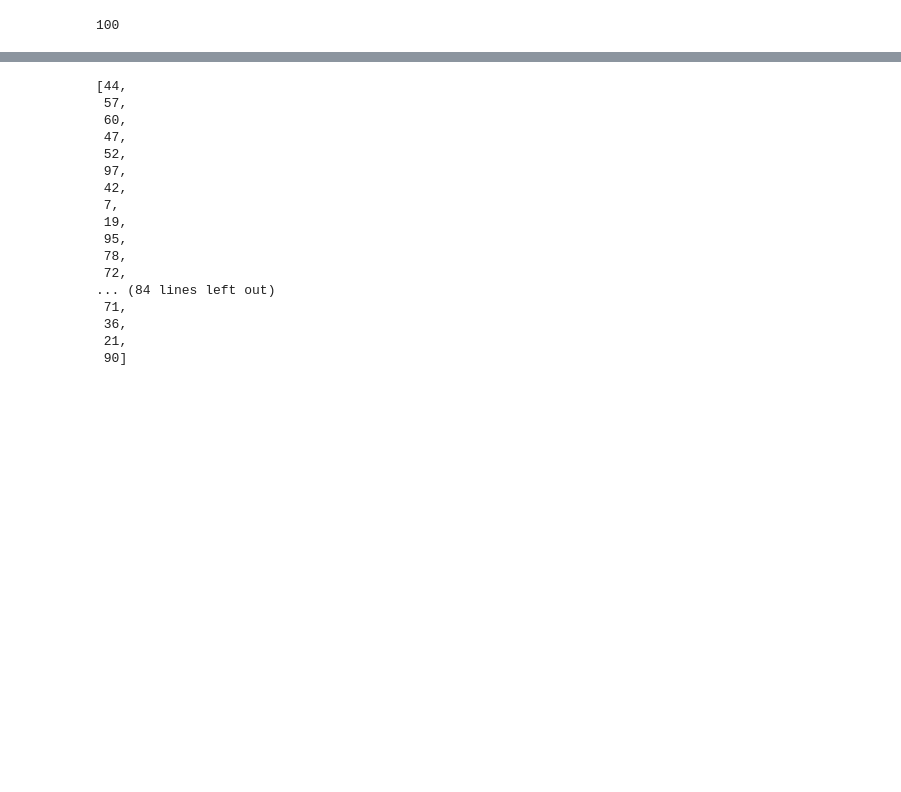
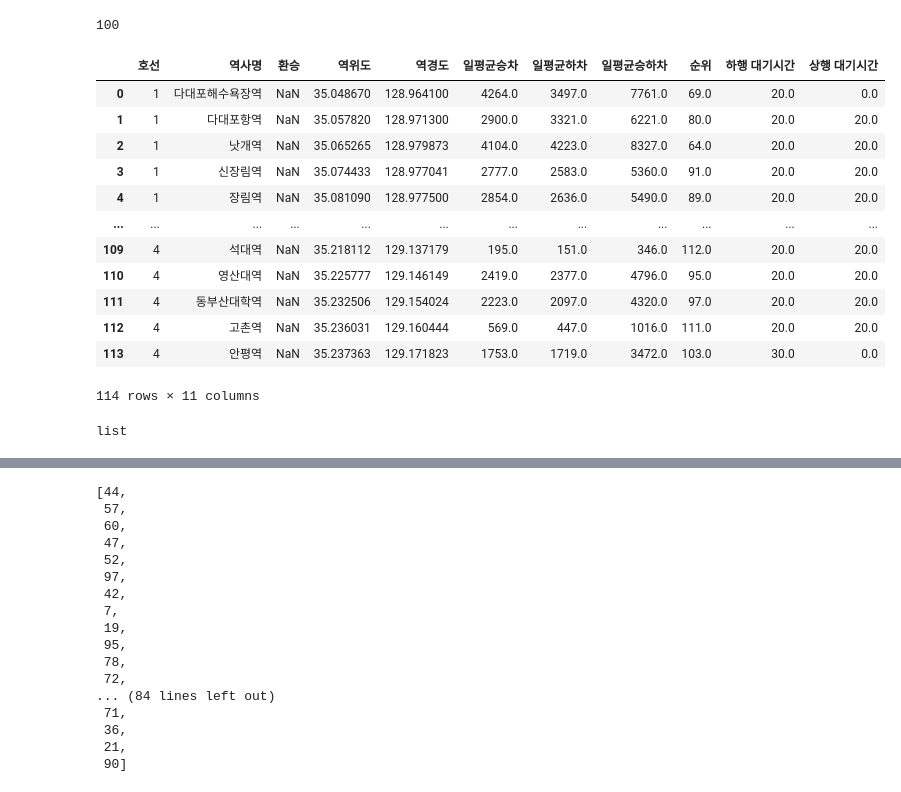
Before and after one commit to Busan-Bigdata-analysis/storage, a Jupyter notebook: scoreCalculation/classification.ipynb, the cells around one changed output, grey strips where cells are left out. Drawn from its saved outputs; the diff is of its cells as text; code cells hidden in the pictures; blank space fills up the shorter version.

```diff
--- a/scoreCalculation/classification.ipynb
+++ b/scoreCalculation/classification.ipynb
@@ -7,3 +10,24 @@ for i in range(100):
     numbers.append(randint(1,100))
 # %% [output]
 100
+# %%
+station = pd.read_excel('../data/total_data/역별 데이터.xlsx')
+station
+# %% [output]
+|  | 호선 | 역사명 | 환승 | 역위도 | 역경도 | 일평균승차 | 일평균하차 | 일평균승하차 | 순위 | 하행 대기시간 | 상행 대기시간 |
+| 0 | 1 | 다대포해수욕장역 | NaN | 35.048670 | 128.964100 | 4264.0 | 3497.0 | 7761.0 | 69.0 | 20.0 | 0.0 |
+| 1 | 1 | 다대포항역 | NaN | 35.057820 | 128.971300 | 2900.0 | 3321.0 | 6221.0 | 80.0 | 20.0 | 20.0 |
+| 2 | 1 | 낫개역 | NaN | 35.065265 | 128.979873 | 4104.0 | 4223.0 | 8327.0 | 64.0 | 20.0 | 20.0 |
+| 3 | 1 | 신장림역 | NaN | 35.074433 | 128.977041 | 2777.0 | 2583.0 | 5360.0 | 91.0 | 20.0 | 20.0 |
+| 4 | 1 | 장림역 | NaN | 35.081090 | 128.977500 | 2854.0 | 2636.0 | 5490.0 | 89.0 | 20.0 | 20.0 |
+| ... | ... | ... | ... | ... | ... | ... | ... | ... | ... | ... | ... |
+| 109 | 4 | 석대역 | NaN | 35.218112 | 129.137179 | 195.0 | 151.0 | 346.0 | 112.0 | 20.0 | 20.0 |
+| 110 | 4 | 영산대역 | NaN | 35.225777 | 129.146149 | 2419.0 | 2377.0 | 4796.0 | 95.0 | 20.0 | 20.0 |
+| 111 | 4 | 동부산대학역 | NaN | 35.232506 | 129.154024 | 2223.0 | 2097.0 | 4320.0 | 97.0 | 20.0 | 20.0 |
+| 112 | 4 | 고촌역 | NaN | 35.236031 | 129.160444 | 569.0 | 447.0 | 1016.0 | 111.0 | 20.0 | 20.0 |
+| 113 | 4 | 안평역 | NaN | 35.237363 | 129.171823 | 1753.0 | 1719.0 | 3472.0 | 103.0 | 30.0 | 0.0 |
+114 rows × 11 columns
+# %%
+type(list(station.columns))
+# %% [output]
+list
```
Also changed, not shown: parts of 22 cells of this notebook, 1 other file.
